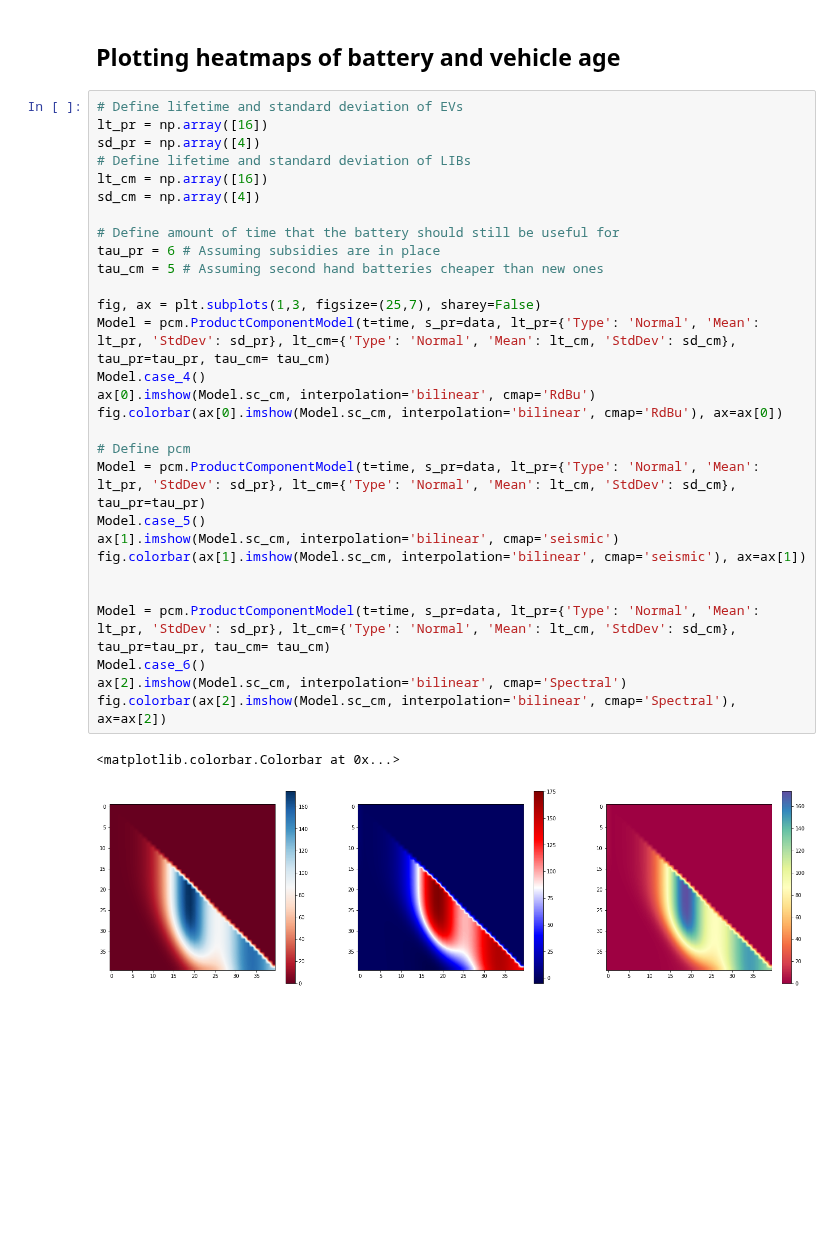
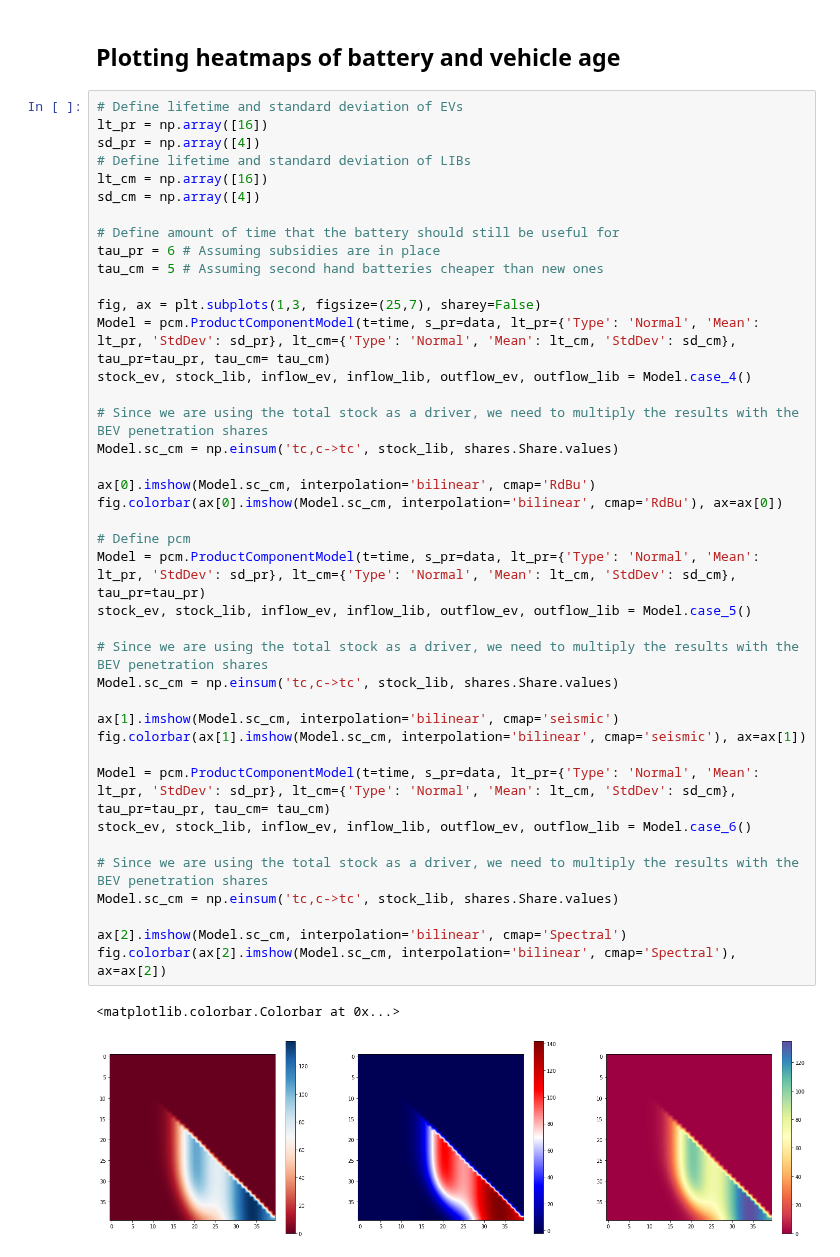
Before and after one commit to fernaag/product_component_model, a Jupyter notebook: case_study.ipynb, the cells around one changed output. Saved outputs shown, nothing was run; the diff lists cells and outputs as text; blank space fills up the shorter version.

```diff
--- a/case_study.ipynb
+++ b/case_study.ipynb
@@ -441,35 +528,46 @@ cbar.minorticks_on()
 # %%
 # Define lifetime and standard deviation of EVs
 lt_pr = np.array([16])
 sd_pr = np.array([4])
 # Define lifetime and standard deviation of LIBs
 lt_cm = np.array([16])
 sd_cm = np.array([4])
 
 # Define amount of time that the battery should still be useful for
 tau_pr = 6 # Assuming subsidies are in place
 tau_cm = 5 # Assuming second hand batteries cheaper than new ones
 
 fig, ax = plt.subplots(1,3, figsize=(25,7), sharey=False)
 Model = pcm.ProductComponentModel(t=time, s_pr=data, lt_pr={'Type': 'Normal', 'Mean': lt_pr, 'StdDev': sd_pr}, lt_cm={'Type': 'Normal', 'Mean': lt_cm, 'StdDev': sd_cm}, tau_pr=tau_pr, tau_cm= tau_cm)
-Model.case_4()
+stock_ev, stock_lib, inflow_ev, inflow_lib, outflow_ev, outflow_lib = Model.case_4()
+
+# Since we are using the total stock as a driver, we need to multiply the results with the BEV penetration shares
+Model.sc_cm = np.einsum('tc,c->tc', stock_lib, shares.Share.values)
+
 ax[0].imshow(Model.sc_cm, interpolation='bilinear', cmap='RdBu')
 fig.colorbar(ax[0].imshow(Model.sc_cm, interpolation='bilinear', cmap='RdBu'), ax=ax[0])
 
 # Define pcm
 Model = pcm.ProductComponentModel(t=time, s_pr=data, lt_pr={'Type': 'Normal', 'Mean': lt_pr, 'StdDev': sd_pr}, lt_cm={'Type': 'Normal', 'Mean': lt_cm, 'StdDev': sd_cm}, tau_pr=tau_pr)
-Model.case_5()
+stock_ev, stock_lib, inflow_ev, inflow_lib, outflow_ev, outflow_lib = Model.case_5()
+
+# Since we are using the total stock as a driver, we need to multiply the results with the BEV penetration shares
+Model.sc_cm = np.einsum('tc,c->tc', stock_lib, shares.Share.values)
+
 ax[1].imshow(Model.sc_cm, interpolation='bilinear', cmap='seismic')
 fig.colorbar(ax[1].imshow(Model.sc_cm, interpolation='bilinear', cmap='seismic'), ax=ax[1])
 
+Model = pcm.ProductComponentModel(t=time, s_pr=data, lt_pr={'Type': 'Normal', 'Mean': lt_pr, 'StdDev': sd_pr}, lt_cm={'Type': 'Normal', 'Mean': lt_cm, 'StdDev': sd_cm}, tau_pr=tau_pr, tau_cm= tau_cm)
+stock_ev, stock_lib, inflow_ev, inflow_lib, outflow_ev, outflow_lib = Model.case_6()
 
-Model = pcm.ProductComponentModel(t=time, s_pr=data, lt_pr={'Type': 'Normal', 'Mean': lt_pr, 'StdDev': sd_pr}, lt_cm={'Type': 'Normal', 'Mean': lt_cm, 'StdDev': sd_cm}, tau_pr=tau_pr, tau_cm= tau_cm)
-Model.case_6()
+# Since we are using the total stock as a driver, we need to multiply the results with the BEV penetration shares
+Model.sc_cm = np.einsum('tc,c->tc', stock_lib, shares.Share.values)
+
 ax[2].imshow(Model.sc_cm, interpolation='bilinear', cmap='Spectral')
 fig.colorbar(ax[2].imshow(Model.sc_cm, interpolation='bilinear', cmap='Spectral'), ax=ax[2])
 # %% [output]
 <matplotlib.colorbar.Colorbar at 0x...>
-[figure, old version]
+[figure, new version]
 # %%
 fig, ax = plt.subplots(1,3, figsize=(25,7), sharey=False)
 Model = pcm.ProductComponentModel(t=time, s_pr=data, lt_pr={'Type': 'Normal', 'Mean': lt_pr, 'StdDev': sd_pr}, lt_cm={'Type': 'Normal', 'Mean': lt_cm, 'StdDev': sd_cm}, tau_pr=tau_pr, tau_cm= tau_cm)
```
Also changed, not shown: parts of 15 cells of this notebook.
